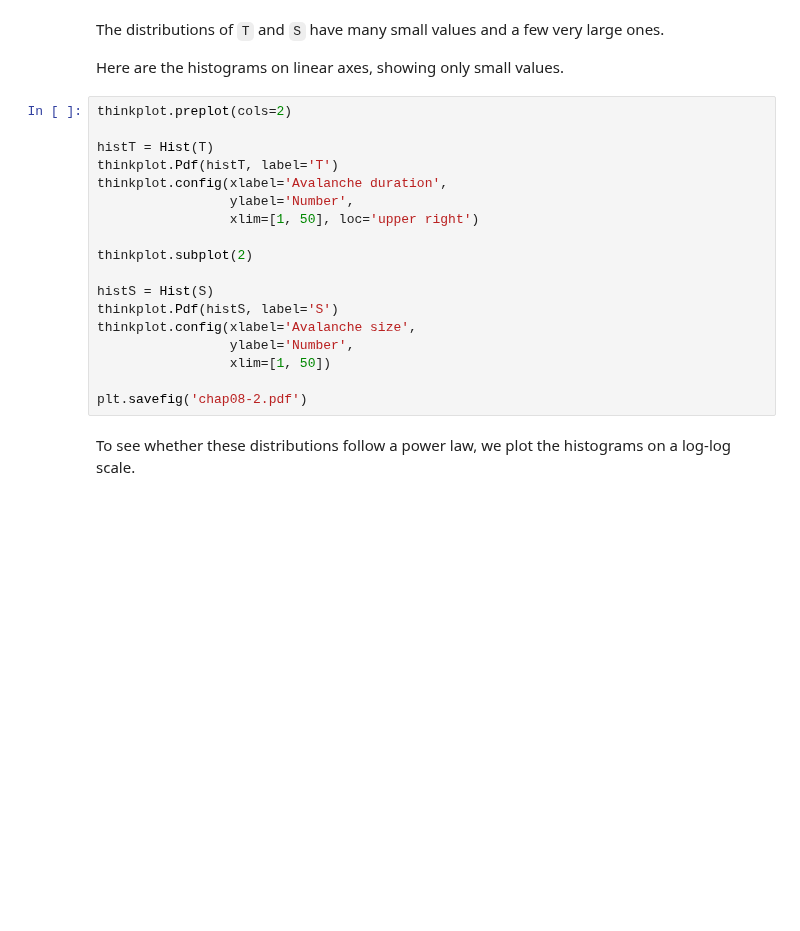
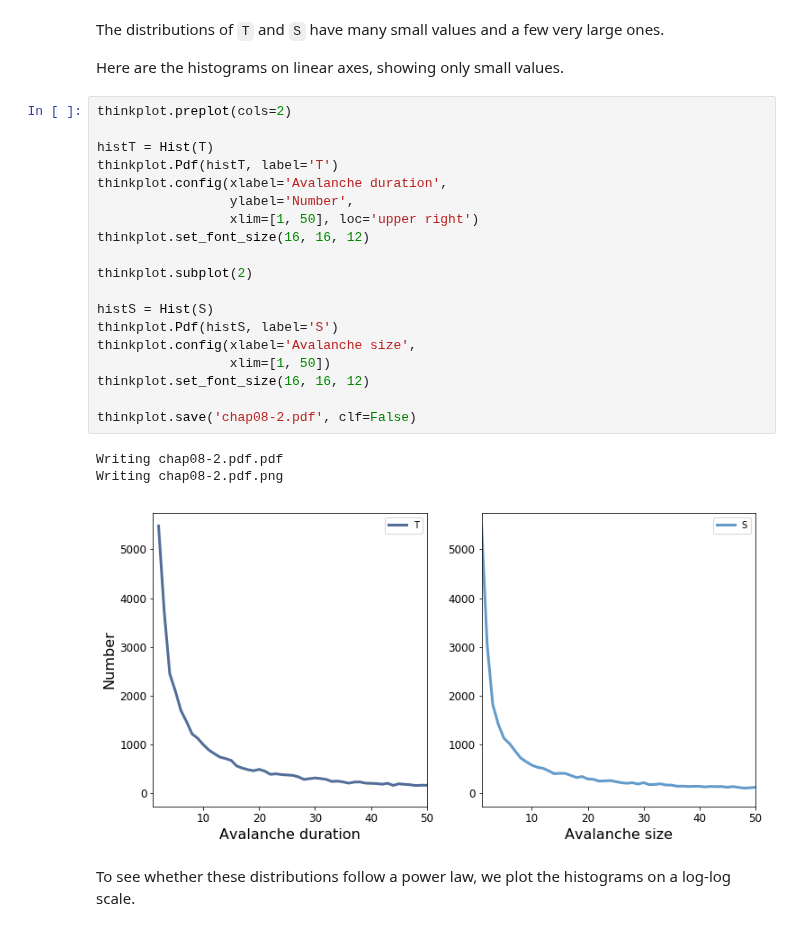
Before and after one commit to AllenDowney/ThinkComplexity2, a Jupyter notebook: code/chap08soln.ipynb, the cells around one changed output. Cells and saved outputs as stored; diff of their text form; blank space fills up the shorter version.

```diff
--- a/code/chap08soln.ipynb
+++ b/code/chap08soln.ipynb
@@ -143,21 +181,26 @@ Here are the histograms on linear axes, showing only small values.
 # %%
 thinkplot.preplot(cols=2)
 
 histT = Hist(T)
 thinkplot.Pdf(histT, label='T')
 thinkplot.config(xlabel='Avalanche duration',
                  ylabel='Number',
                  xlim=[1, 50], loc='upper right')
+thinkplot.set_font_size(16, 16, 12)
 
 thinkplot.subplot(2)
 
 histS = Hist(S)
 thinkplot.Pdf(histS, label='S')
 thinkplot.config(xlabel='Avalanche size',
-                 ylabel='Number',
                  xlim=[1, 50])
+thinkplot.set_font_size(16, 16, 12)
 
-plt.savefig('chap08-2.pdf')
+thinkplot.save('chap08-2.pdf', clf=False)
+# %% [output]
+Writing chap08-2.pdf.pdf
+Writing chap08-2.pdf.png
+[figure, added]
 # %% [markdown]
 To see whether these distributions follow a power law, we plot the histograms on a log-log scale.
 # %%
```
Also changed, not shown: parts of 32 cells of this notebook, 1 other file.
